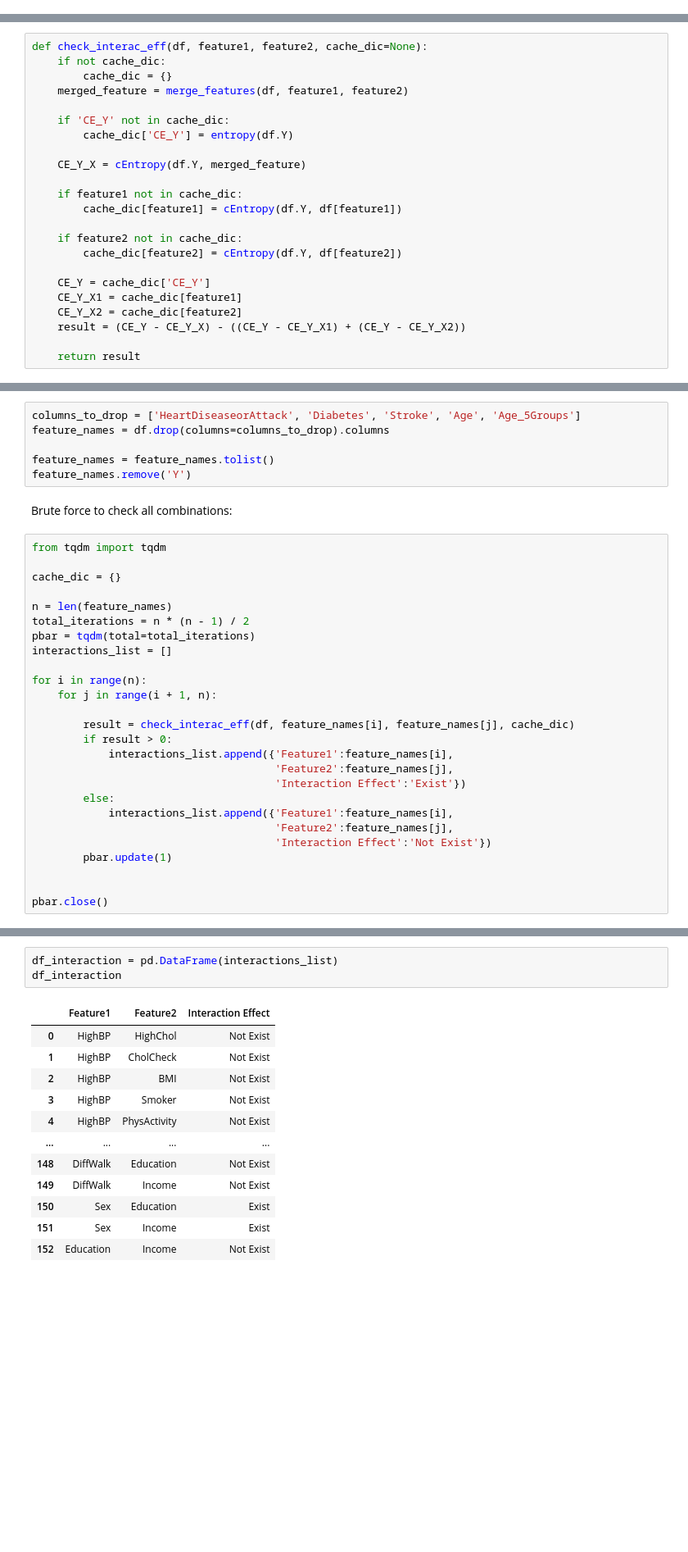
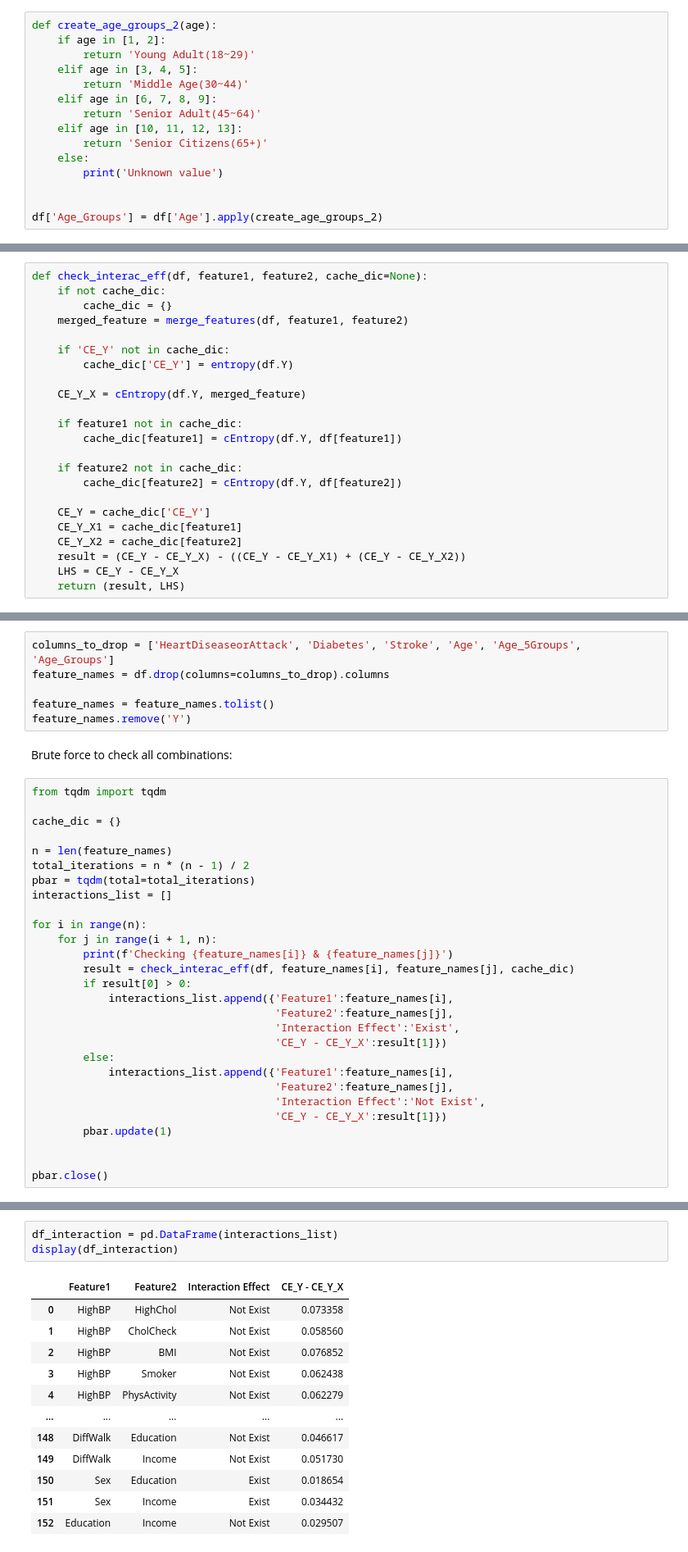
Before and after one commit to hubao666/Data-Analysis-for-BRFSS2015-Data, a Jupyter notebook: mid_proj.ipynb, the cells around one changed output, grey strips where cells are left out. Shown at 82% size. Saved outputs shown, nothing was run; the diff lists cells and outputs as text; blank space fills up the shorter version.

```diff
--- a/mid_proj.ipynb
+++ b/mid_proj.ipynb
@@ -76,3 +76,18 @@ def create_age_groups(age):
 
 
 df['Age_5Groups'] = df['Age'].apply(create_age_groups)
+# %%
+def create_age_groups_2(age):
+    if age in [1, 2]:
+        return 'Young Adult(18~29)'
+    elif age in [3, 4, 5]:
+        return 'Middle Age(30~44)'
+    elif age in [6, 7, 8, 9]:
+        return 'Senior Adult(45~64)'
+    elif age in [10, 11, 12, 13]:
+        return 'Senior Citizens(65+)'
+    else:
+        print('Unknown value')
+
+
+df['Age_Groups'] = df['Age'].apply(create_age_groups_2)
@@ -378,8 +401,8 @@ def check_interac_eff(df, feature1, feature2, cache_dic=None):
     CE_Y_X1 = cache_dic[feature1]
     CE_Y_X2 = cache_dic[feature2]
     result = (CE_Y - CE_Y_X) - ((CE_Y - CE_Y_X1) + (CE_Y - CE_Y_X2))
-
-    return result
+    LHS = CE_Y - CE_Y_X
+    return (result, LHS)
 # %% [markdown]
 test the function
 # %%
@@ -396,5 +421,5 @@ sounds wield tho
 # %%
-columns_to_drop = ['HeartDiseaseorAttack', 'Diabetes', 'Stroke', 'Age', 'Age_5Groups']
+columns_to_drop = ['HeartDiseaseorAttack', 'Diabetes', 'Stroke', 'Age', 'Age_5Groups', 'Age_Groups']
 feature_names = df.drop(columns=columns_to_drop).columns
 
 feature_names = feature_names.tolist()
@@ -413,16 +438,18 @@ interactions_list = []
 
 for i in range(n):
     for j in range(i + 1, n):
-
+        print(f'Checking {feature_names[i]} & {feature_names[j]}')
         result = check_interac_eff(df, feature_names[i], feature_names[j], cache_dic)
-        if result > 0:
+        if result[0] > 0:
             interactions_list.append({'Feature1':feature_names[i],
                                       'Feature2':feature_names[j],
-                                      'Interaction Effect':'Exist'})
+                                      'Interaction Effect':'Exist',
+                                      'CE_Y - CE_Y_X':result[1]})
         else:
             interactions_list.append({'Feature1':feature_names[i],
                                       'Feature2':feature_names[j],
-                                      'Interaction Effect':'Not Exist'})
+                                      'Interaction Effect':'Not Exist',
+                                      'CE_Y - CE_Y_X':result[1]})
         pbar.update(1)
 
 
@@ -430,16 +471,16 @@ pbar.close()
 # %%
 df_interaction = pd.DataFrame(interactions_list)
-df_interaction
+display(df_interaction)
 # %% [output]
-|  | Feature1 | Feature2 | Interaction Effect |
-| 0 | HighBP | HighChol | Not Exist |
-| 1 | HighBP | CholCheck | Not Exist |
-| 2 | HighBP | BMI | Not Exist |
-| 3 | HighBP | Smoker | Not Exist |
-| 4 | HighBP | PhysActivity | Not Exist |
-| ... | ... | ... | ... |
-| 148 | DiffWalk | Education | Not Exist |
-| 149 | DiffWalk | Income | Not Exist |
-| 150 | Sex | Education | Exist |
-| 151 | Sex | Income | Exist |
-| 152 | Education | Income | Not Exist |
+|  | Feature1 | Feature2 | Interaction Effect | CE_Y - CE_Y_X |
+| 0 | HighBP | HighChol | Not Exist | 0.073358 |
+| 1 | HighBP | CholCheck | Not Exist | 0.058560 |
+| 2 | HighBP | BMI | Not Exist | 0.076852 |
+| 3 | HighBP | Smoker | Not Exist | 0.062438 |
+| 4 | HighBP | PhysActivity | Not Exist | 0.062279 |
+| ... | ... | ... | ... | ... |
+| 148 | DiffWalk | Education | Not Exist | 0.046617 |
+| 149 | DiffWalk | Income | Not Exist | 0.051730 |
+| 150 | Sex | Education | Exist | 0.018654 |
+| 151 | Sex | Income | Exist | 0.034432 |
+| 152 | Education | Income | Not Exist | 0.029507 |
```
Also changed, not shown: parts of 17 cells of this notebook.
